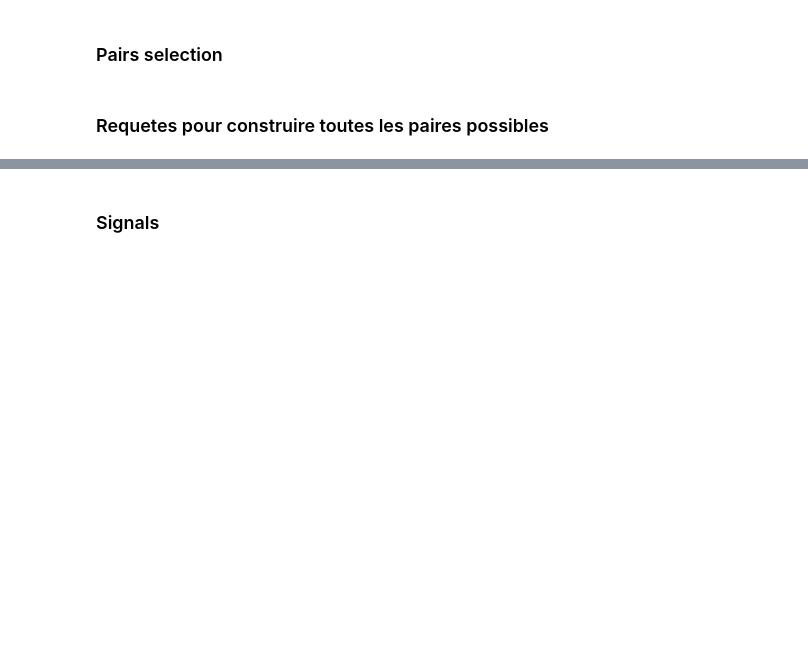
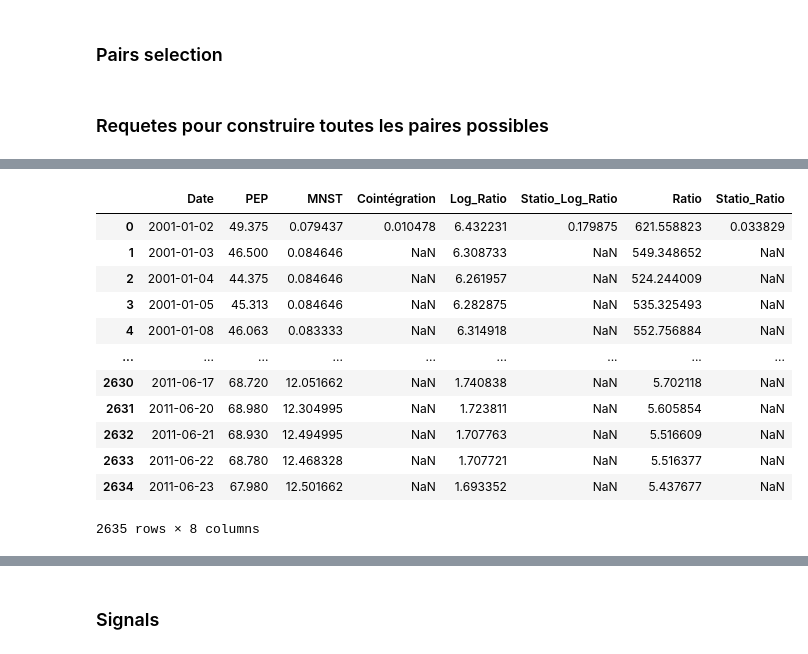
Before and after one commit to ArthurVinot/PI2, a Jupyter notebook: Code_Presentation.ipynb, the cells around one changed output, grey strips where cells are left out. Cells and saved outputs as stored; diff of their text form; code cells hidden in the pictures; blank space fills up the shorter version.

```diff
--- a/Code_Presentation.ipynb
+++ b/Code_Presentation.ipynb
@@ -558,0 +555,32 @@ df_final[0][0]
+# %%
+def sep_tableau_train_test(df):    # Séparation entre les données de test et de train
+    sub_train = []
+    sub_test = []
+    test = []
+    train = []
+    for i in range(len(df)):
+        for j in range(len(df[i])):
+            long = df[i][j].shape[0]
+            sub_train.append(df[i][j].iloc[0 : int(long/2)])
+            sub_test.append(df[i][j].iloc[int(long/2)+1 : long-1])
+        train.append(sub_train)
+        test.append(sub_test)
+    return train, test
+# %%
+train, test = sep_tableau_train_test(df_final)
+# %%
+train[0][0]
+# %% [output]
+|  | Date | PEP | MNST | Cointégration | Log_Ratio | Statio_Log_Ratio | Ratio | Statio_Ratio |
+| 0 | 2001-01-02 | 49.375 | 0.079437 | 0.010478 | 6.432231 | 0.179875 | 621.558823 | 0.033829 |
+| 1 | 2001-01-03 | 46.500 | 0.084646 | NaN | 6.308733 | NaN | 549.348652 | NaN |
+| 2 | 2001-01-04 | 44.375 | 0.084646 | NaN | 6.261957 | NaN | 524.244009 | NaN |
+| 3 | 2001-01-05 | 45.313 | 0.084646 | NaN | 6.282875 | NaN | 535.325493 | NaN |
+| 4 | 2001-01-08 | 46.063 | 0.083333 | NaN | 6.314918 | NaN | 552.756884 | NaN |
+| ... | ... | ... | ... | ... | ... | ... | ... | ... |
+| 2630 | 2011-06-17 | 68.720 | 12.051662 | NaN | 1.740838 | NaN | 5.702118 | NaN |
+| 2631 | 2011-06-20 | 68.980 | 12.304995 | NaN | 1.723811 | NaN | 5.605854 | NaN |
+| 2632 | 2011-06-21 | 68.930 | 12.494995 | NaN | 1.707763 | NaN | 5.516609 | NaN |
+| 2633 | 2011-06-22 | 68.780 | 12.468328 | NaN | 1.707721 | NaN | 5.516377 | NaN |
+| 2634 | 2011-06-23 | 67.980 | 12.501662 | NaN | 1.693352 | NaN | 5.437677 | NaN |
+2635 rows × 8 columns
```
Also changed, not shown: parts of 24 cells of this notebook.
